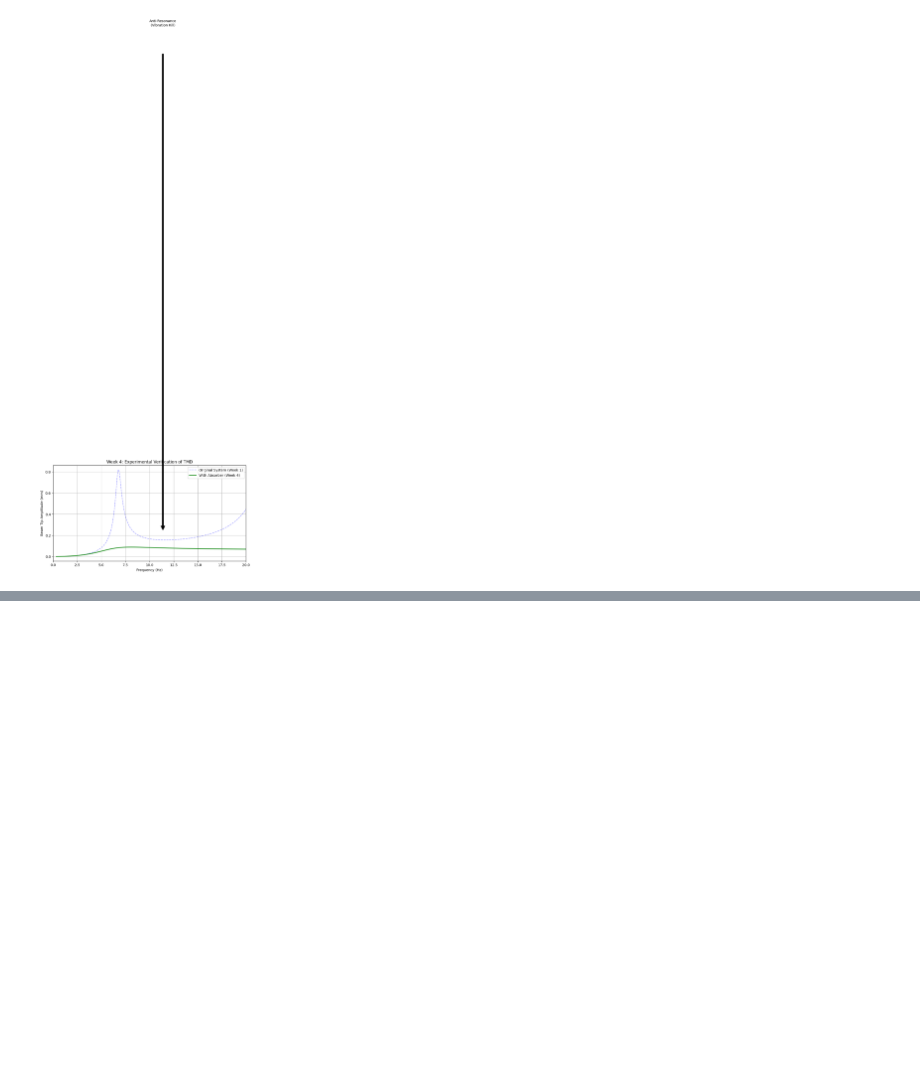
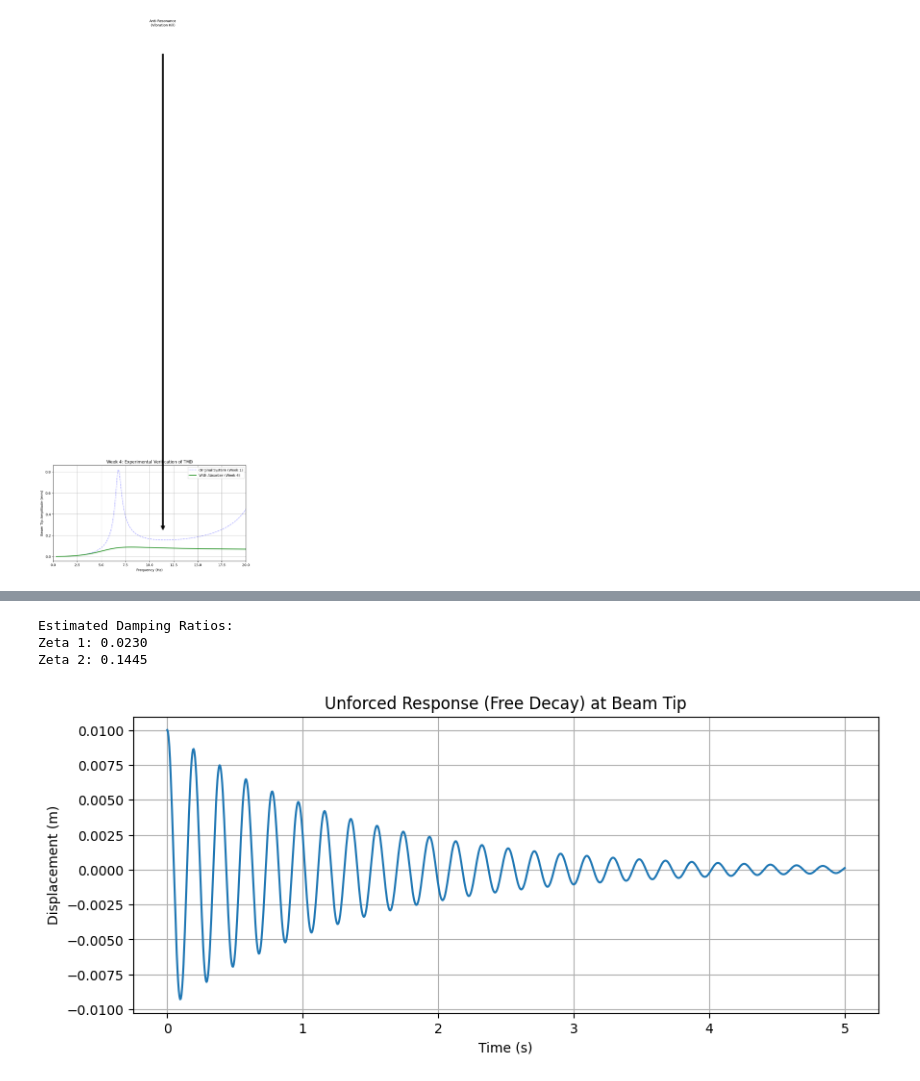
Before and after one commit to Du-nara/ME421-Mechanical-Systems-Lab-A3, a Jupyter notebook: Vibration/E_20_289_Vibration.ipynb, the cells around one changed output, grey strips where cells are left out. Cells and saved outputs as stored; diff of their text form; code cells hidden in the pictures; blank space fills up the shorter version.

```diff
--- a/Vibration/E_20_289_Vibration.ipynb
+++ b/Vibration/E_20_289_Vibration.ipynb
@@ -523,0 +639,63 @@ Absorber Stiffness: 920.2 N/m
+# %%
+# Experimental Damping for Mode 1 (from Log Decrement in Lab)
+zeta_1 = 0.023 #
+
+# Theoretical extrapolation for Mode 2
+zeta_2 = zeta_1 * (omega_n[1] / omega_n[0]) # [cite: 491]
+
+print(f"Estimated Damping Ratios:")
+print(f"Zeta 1: {zeta_1:.4f}")
+print(f"Zeta 2: {zeta_2:.4f}")
+
+# Construct Damping Matrix C_modal (Diagonal approximation)
+C_modal = np.array([
+    [2 * zeta_1 * omega_n[0] * 1, 0], # Normalized modal mass is approx 1 in modal coords
+    [0, 2 * zeta_2 * omega_n[1] * 1]
+])
+# Note: For strict M-C-K systems, C = alpha*M + beta*K. Here we use modal damping directly for simulation.
+# %% [output]
+Estimated Damping Ratios:
+Zeta 1: 0.0230
+Zeta 2: 0.1445
+# %%
+from scipy.integrate import odeint
+
+# State Space Representation: x = [z1, z2, z1_dot, z2_dot]
+def sys_deriv(x, t, M, C, K):
+    # Unpack
+    z = x[:2]
+    z_dot = x[2:]
+
+    # M_inv * (-C*z_dot - K*z)
+    F_net = -np.dot(C, z_dot) - np.dot(K, z)
+    z_ddot = np.linalg.solve(M, F_net)
+
+    return np.concatenate([z_dot, z_ddot])
+
+# Initial Conditions: Displacement at tip implies excitation of modes based on mode shape amplitude at tip
+# Approximating initial z1, z2 based on tip displacement
+psi_tip_1 = psi(L_beam, beta1)
+psi_tip_2 = psi(L_beam, beta2)
+z0 = [0.01/psi_tip_1, 0, 0, 0] # Initial displacement dominated by mode 1
+
+t = np.linspace(0, 5, 1000)
+
+# We use Diagonal Modal Matrices for simplicity in simulation as derived in Activity 2 theory
+M_sim = np.eye(2)
+K_sim = np.diag(omega_n**2)
+C_sim = np.diag([2*zeta_1*omega_n[0], 2*zeta_2*omega_n[1]])
+
+sol = odeint(sys_deriv, z0, t, args=(M_sim, C_sim, K_sim))
+
+# Reconstruct Physical Tip Displacement
+y_tip = sol[:, 0] * psi_tip_1 + sol[:, 1] * psi_tip_2
+
+plt.figure(figsize=(10, 4))
+plt.plot(t, y_tip)
+plt.title("Unforced Response (Free Decay) at Beam Tip")
+plt.xlabel("Time (s)")
+plt.ylabel("Displacement (m)")
+plt.grid(True)
+plt.show()
+# %% [output]
+[figure, added]
```
Also changed, not shown: parts of 6 cells of this notebook.
